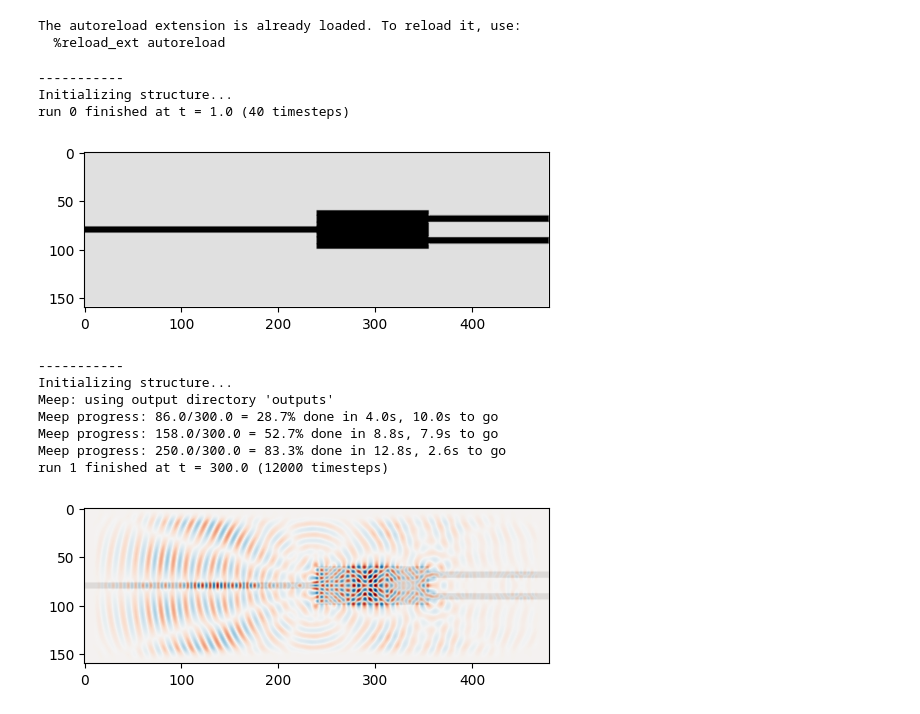
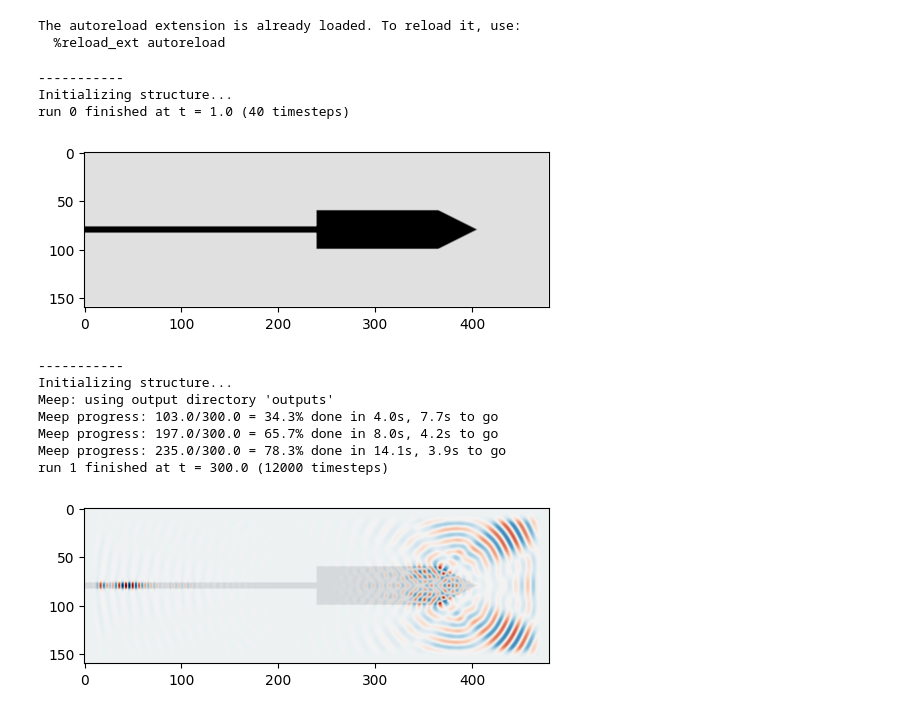
Before and after one commit to atait/jupyter-meep, a Jupyter notebook: notebooks/Cavities/MMI_1x2.ipynb, the cells around one changed output. Cells and saved outputs as stored; diff of their text form; code cells hidden in the pictures.

```diff
--- a/notebooks/Cavities/MMI_1x2.ipynb
+++ b/notebooks/Cavities/MMI_1x2.ipynb
@@ -17,7 +19,7 @@ sm_width = .35  # um
 wavelength = 1.22  # um
 frequency = 1 / 1.22
 MMI_width = 2
-MMI_length = 5.8
+MMI_length = 6.3
 out_pitch = MMI_width / 1.78
 
 cell = mp.Vector3(24, 8, 0)
@@ -32,14 +34,24 @@ geometry = [background,
             mp.Block(mp.Vector3(MMI_length, MMI_width, 1e20),
                      center=mp.Vector3(MMI_length / 2, 0),
                      material=mp.Medium(epsilon=12)),
+
+           ]
+reflector = True
+if reflector:
+    geometry.append(mp.Prism([mp.Vector3(MMI_length, MMI_width / 2),
+                              mp.Vector3(MMI_length, -MMI_width / 2),
+                              mp.Vector3(MMI_length + MMI_width, 0),
+                             ],
+                    height=0, material=mp.Medium(epsilon=12)))
+else:
+    geometry.extend([
             mp.Block(mp.Vector3(cell.x / 2, sm_width, 1e20),
                      center=mp.Vector3(cell.x / 4, out_pitch / 2),
                      material=mp.Medium(epsilon=12)),
             mp.Block(mp.Vector3(cell.x / 2, sm_width, 1e20),
                      center=mp.Vector3(cell.x / 4, -out_pitch / 2),
                      material=mp.Medium(epsilon=12)),
-           ]
-
+                    ])
 # this should be replaced by an eigenmode
 # sources = [mp.Source(mp.ContinuousSource(frequency=frequency, width=2),
 #                      component=mp.Ez,
@@ -60,7 +72,8 @@ sim = mp.Simulation(cell_size=cell,
                     boundary_layers=pml_layers,
                     geometry=geometry,
                     sources=sources,
-                    resolution=resolution)
+                    resolution=resolution,
+                    symmetries=[mp.Mirror(mp.Y)])
 def verify_geometry():
     sim.run(until=1)
     eps_data = sim.get_array(center=mp.Vector3(), size=cell, component=mp.Dielectric)
@@ -71,33 +84,33 @@ verify_geometry()
 -----------
 Initializing structure...
 run 0 finished at t = 1.0 (40 timesteps)
-[figure, old version]
+[figure, new version]
 # %%
-import subprocess
 def plot_sim(until=200):
     sim.reset_meep()
+    shutil.rmtree('outputs', ignore_errors=True)
     sim.use_output_directory('outputs')
     sim.run(
 #             mp.at_beginning(mp.output_epsilon),
             mp.at_every(1, mp.output_png(mp.Ez, "-Zc dkbluered")),
 #             mp.to_appended("ez", mp.at_every(0.6, mp.output_efield_z)),
             until=until)
     eps_data = sim.get_array(center=mp.Vector3(), size=cell, component=mp.Dielectric)
     ez_data = sim.get_array(center=mp.Vector3(), size=cell, component=mp.Ez)
     plt.figure(dpi=100)
     plt.imshow(eps_data.transpose(), interpolation='spline36', cmap='binary')
     plt.imshow(ez_data.transpose(), interpolation='spline36', cmap='RdBu', alpha=0.9)
 #     plt.axis('off')
     # now make the gif
     subprocess.check_call(['convert', 'outputs/ez-*.png', 'ez.gif'])
     subprocess.check_call(['open', '-a', 'Safari', 'ez.gif'])
 plot_sim(300)
 # %% [output]
 -----------
 Initializing structure...
 Meep: using output directory 'outputs'
-Meep progress: 86.0/300.0 = 28.7% done in 4.0s, 10.0s to go
-Meep progress: 158.0/300.0 = 52.7% done in 8.8s, 7.9s to go
-Meep progress: 250.0/300.0 = 83.3% done in 12.8s, 2.6s to go
+Meep progress: 103.0/300.0 = 34.3% done in 4.0s, 7.7s to go
+Meep progress: 197.0/300.0 = 65.7% done in 8.0s, 4.2s to go
+Meep progress: 235.0/300.0 = 78.3% done in 14.1s, 3.9s to go
 run 1 finished at t = 300.0 (12000 timesteps)
-[figure, old version]
+[figure, new version]
```
Also changed, not shown: parts of 1 cell of this notebook, 3 other files.
